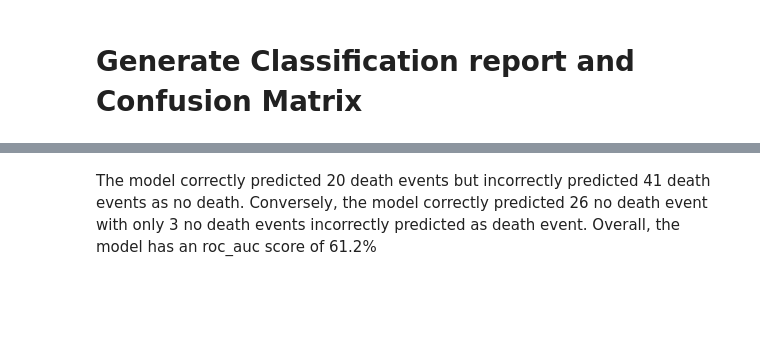
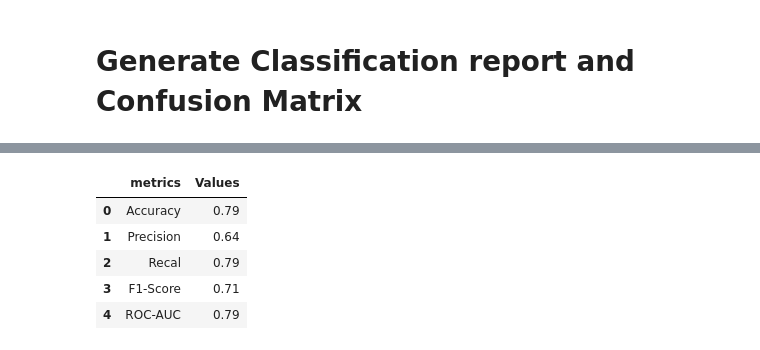
Before and after one commit to EmperorSeyi/Patient-Survival-Deep-Learning-Model, a Jupyter notebook: Patient_Survival.ipynb, the cells around one changed output, grey strips where cells are left out. Saved outputs shown, nothing was run; the diff lists cells and outputs as text; code cells hidden in the pictures; blank space fills up the shorter version.

```diff
--- a/Patient_Survival.ipynb
+++ b/Patient_Survival.ipynb
@@ -360,2 +380,12 @@ roc_auc
-# %% [markdown]
-The model correctly predicted 20 death events but incorrectly predicted 41 death events as no death. Conversely, the model correctly predicted 26 no death event with only 3 no death events incorrectly predicted as death event. Overall, the model has an roc_auc score of 61.2%
+# %%
+results_tabel ={"Metrics": ["Accuracy", "Precision", "Recal", "F1-Score", "ROC-AUC"],
+ "Values":[0.79, 0.64, 0.79, 0.71, 0.79]}
+results_tabel = pd.DataFrame(results_tabel)
+results_tabel
+# %% [output]
+|  | metrics | Values |
+| 0 | Accuracy | 0.79 |
+| 1 | Precision | 0.64 |
+| 2 | Recal | 0.79 |
+| 3 | F1-Score | 0.71 |
+| 4 | ROC-AUC | 0.79 |
```
Also changed, not shown: parts of 11 cells of this notebook.
